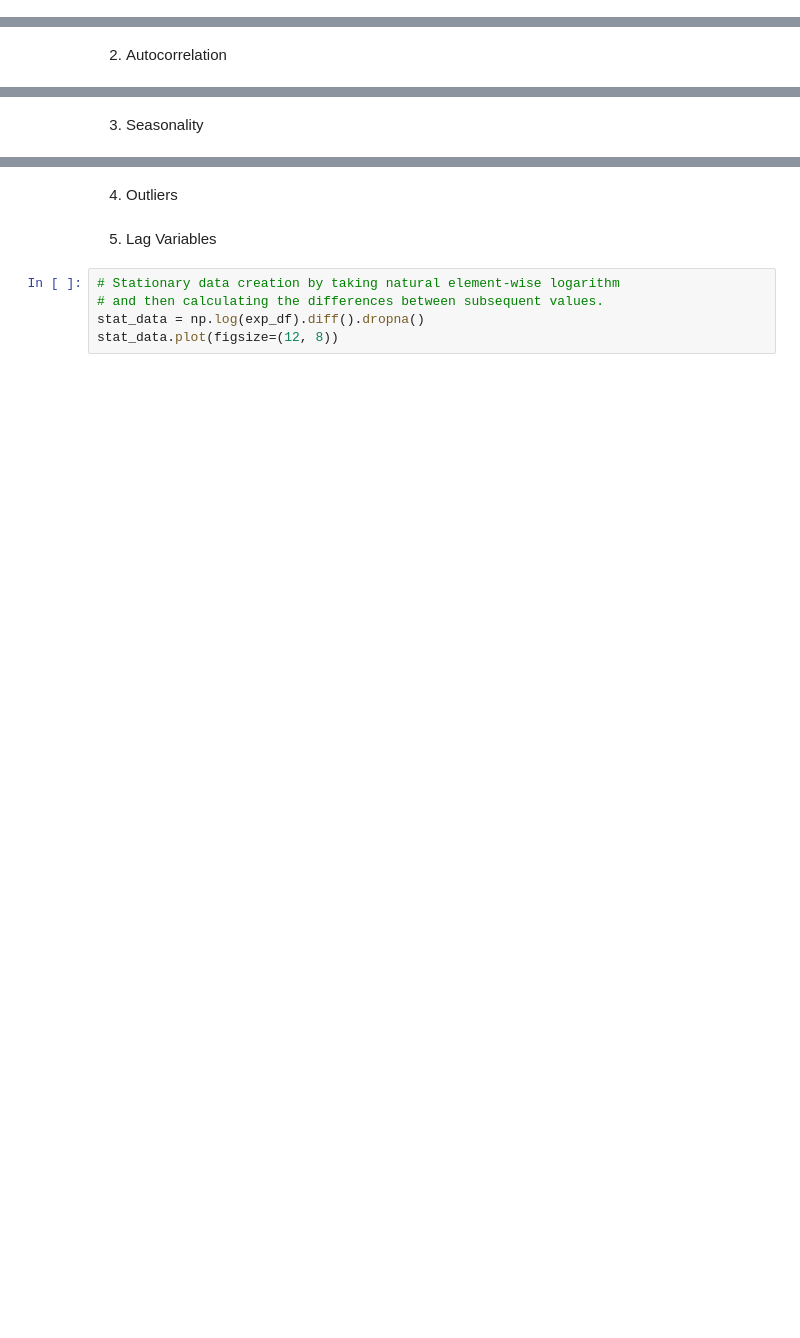
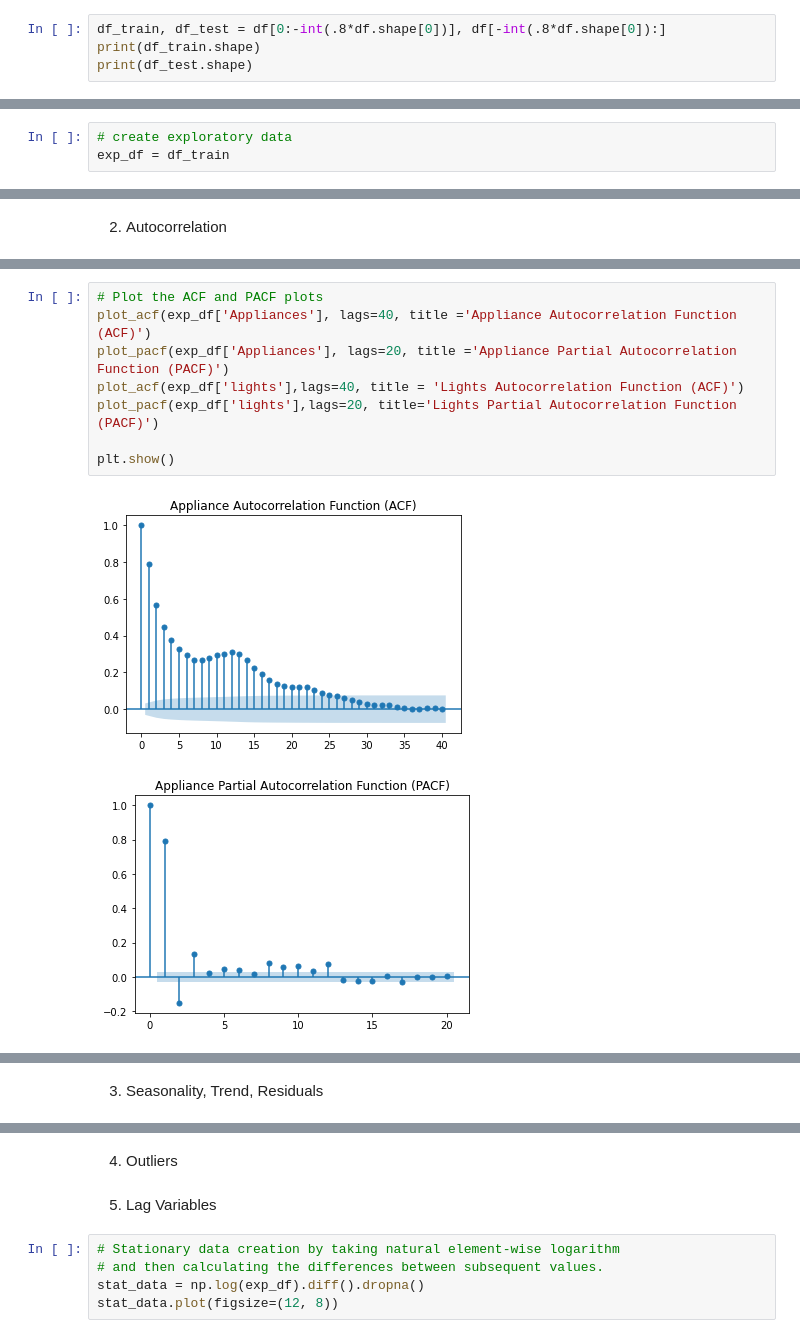
Before and after one commit to parksjr5/Energy_Forecasting, a Jupyter notebook: timeseries_new.ipynb, the cells around one changed output, grey strips where cells are left out. Cells and saved outputs as stored; diff of their text form; blank space fills up the shorter version.

```diff
--- a/timeseries_new.ipynb
+++ b/timeseries_new.ipynb
@@ -41,0 +39,4 @@ df.info()
+# %%
+df_train, df_test = df[0:-int(.8*df.shape[0])], df[-int(.8*df.shape[0]):]
+print(df_train.shape)
+print(df_test.shape)
@@ -42,3 +46,6 @@ df.info()
+# %%
+# create exploratory data
+exp_df = df_train
 # %% [markdown]
 ## Explore the data
 # %% [markdown]
@@ -198,0 +263,11 @@ No missing values so this does not need to be addressed.
+# %%
+# Plot the ACF and PACF plots
+plot_acf(exp_df['Appliances'], lags=40, title ='Appliance Autocorrelation Function (ACF)')
+plot_pacf(exp_df['Appliances'], lags=20, title ='Appliance Partial Autocorrelation Function (PACF)')
+plot_acf(exp_df['lights'],lags=40, title = 'Lights Autocorrelation Function (ACF)')
+plot_pacf(exp_df['lights'],lags=20, title='Lights Partial Autocorrelation Function (PACF)')
+
+plt.show()
+# %% [output]
+[figure, added]
+[figure, added]
@@ -199,2 +276,2 @@ No missing values so this does not need to be addressed.
 # %% [markdown]
-3. Seasonality
+3. Seasonality, Trend, Residuals
```
Also changed, not shown: parts of 12 cells of this notebook.
